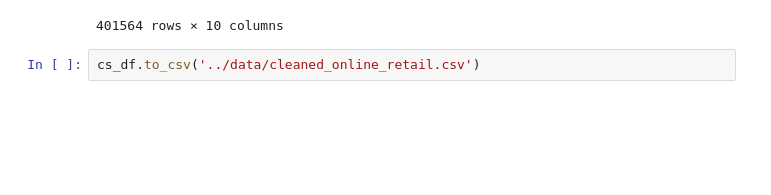
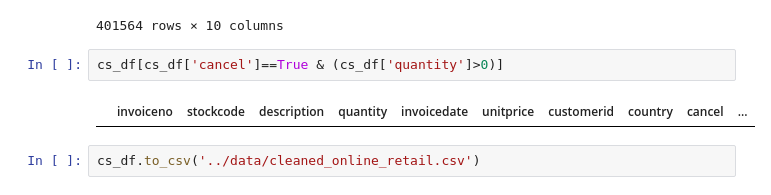
Before and after one commit to Aukerul-Shuvo/DAAS_Retail, a Jupyter notebook: notebook/EDA.ipynb, the cells around one changed output. Cells and saved outputs as stored; diff of their text form; blank space fills up the shorter version.

Commit message:
cancelled order included

```diff
--- a/notebook/EDA.ipynb
+++ b/notebook/EDA.ipynb
@@ -350,5 +350,9 @@ cs_df
 | 401562 | 581587 | 23255 | CHILDRENS CUTLERY CIRCUS PARADE | 4 | 2011-12-09 12:50:00.000000 | 4.15 | 12680 | France | False | ... |
 | 401563 | 581587 | 22138 | BAKING SET 9 PIECE RETROSPOT | 3 | 2011-12-09 12:50:00.000000 | 4.95 | 12680 | France | False | ... |
 401564 rows × 10 columns
+# %%
+cs_df[cs_df['cancel']==True & (cs_df['quantity']>0)]
+# %% [output]
+|  | invoiceno | stockcode | description | quantity | invoicedate | unitprice | customerid | country | cancel | ... |
 # %%
 cs_df.to_csv('../data/cleaned_online_retail.csv')
```
Also changed, not shown: parts of 14 cells of this notebook.
